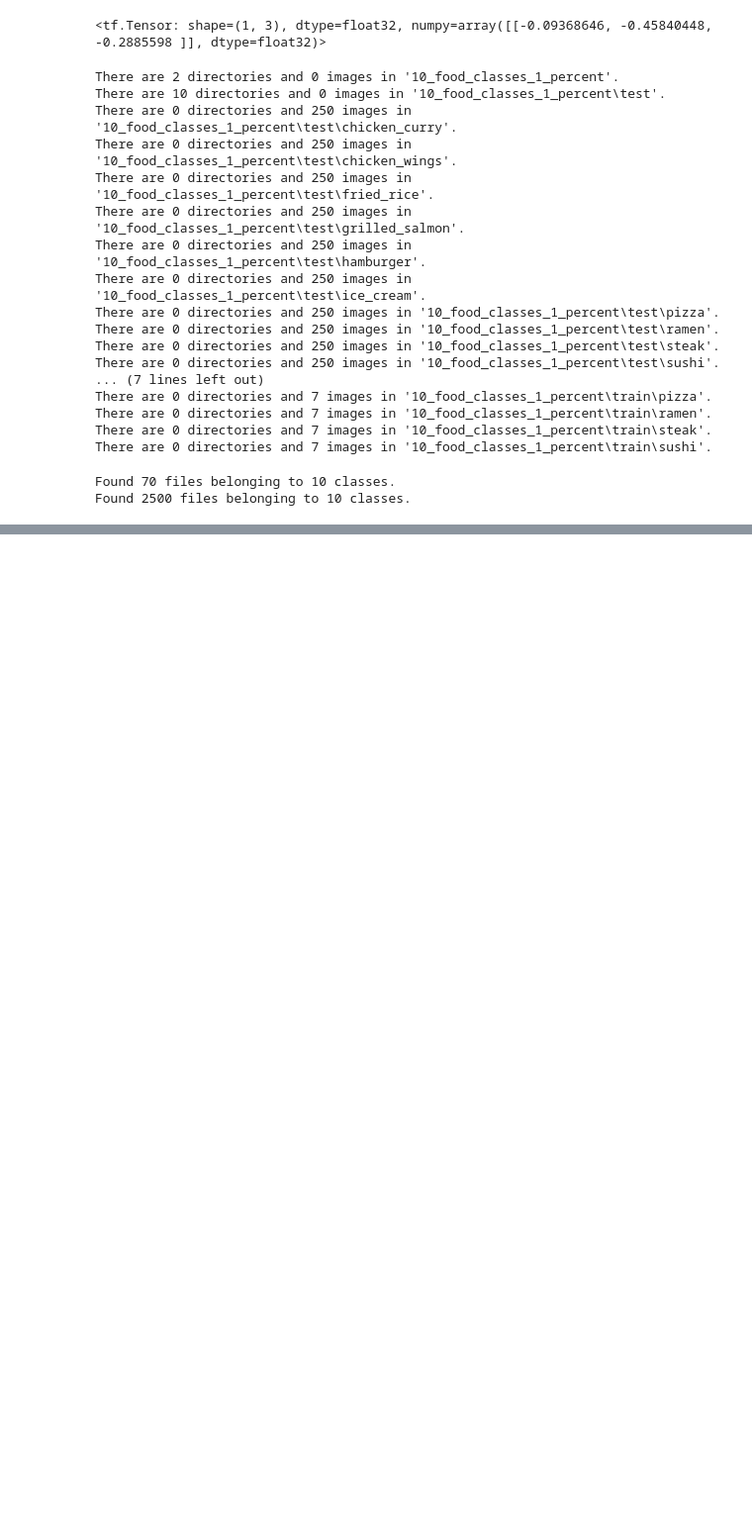
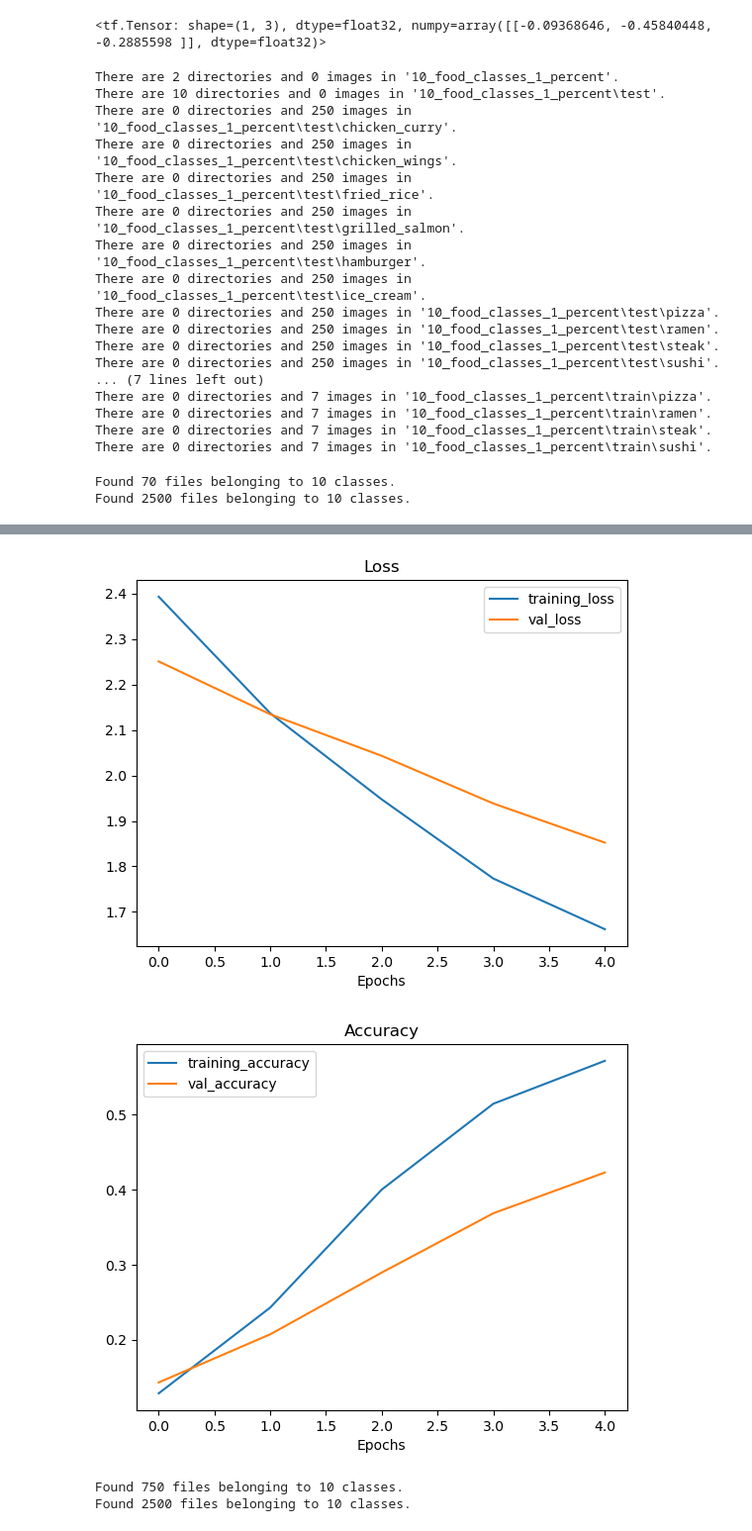
Before and after one commit to vivek11416/tensorFlow, a Jupyter notebook: TransferLearning/Tf_tl_2.ipynb, the cells around one changed output, grey strips where cells are left out. Shown at 99% size. Drawn from its saved outputs; the diff is of its cells as text; code cells hidden in the pictures; blank space fills up the shorter version.

```diff
--- a/TransferLearning/Tf_tl_2.ipynb
+++ b/TransferLearning/Tf_tl_2.ipynb
@@ -234,0 +282,20 @@ Found 2500 files belonging to 10 classes.
+# %%
+#014 Building Model 1 (with a data augmentation layer and 1% of training data)
+#Model1 : Feture extraction transfer learning on 1% of data with data augmentation
+input_shape = (224,224,3)
+base_model = tf.keras.applications.EfficientNetB0(include_top=False)
+base_model.trainable = False
+
+inputs = tf.keras.layers.Input(shape=input_shape,name="input_layer")
+x=data_augmentation(inputs)
+
+x = base_model(x,training=False)
+x = tf.keras.layers.GlobalAveragePooling2D(name="global_average_pooling_layer")(x)
+
+outputs = tf.keras.layers.Dense(10,activation="softmax",name="output_layer")(x)
+model_1 = tf.keras.Model(inputs,outputs)
+
+#compile the model
+model_1.compile(loss="categorical_crossentropy",optimizer=tf.keras.optimizers.Adam(),metrics = ["accuracy"])
+
+history_1_percent = model_1.fit(train_data_1_percent,epochs=5,steps_per_epoch=len(train_data_1_percent),validation_data=test_data,validation_steps=int(0.25*len(test_data)),callbacks=[create_tensorboard_callback(dir_name="transfer_learning",experiment_name="1_percent_data_aug")])
@@ -234,0 +347,5 @@ Found 2500 files belonging to 10 classes.
+# %%
+plot_loss_curves(history_1_percent)
+# %% [output]
+[figure, added]
+[figure, added]
@@ -234,0 +357,8 @@ Found 2500 files belonging to 10 classes.
+# %%
+import tensorflow as tf
+IMG_SIZE = (224,224)
+train_data_10_percent = tf.keras.preprocessing.image_dataset_from_directory(train_dir_10_percent,label_mode="categorical",image_size=IMG_SIZE)
+test_data = tf.keras.preprocessing.image_dataset_from_directory(test_dir,label_mode="categorical",image_size=IMG_SIZE)
+# %% [output]
+Found 750 files belonging to 10 classes.
+Found 2500 files belonging to 10 classes.
```
Also changed, not shown: parts of 19 cells of this notebook, 7 other files.
